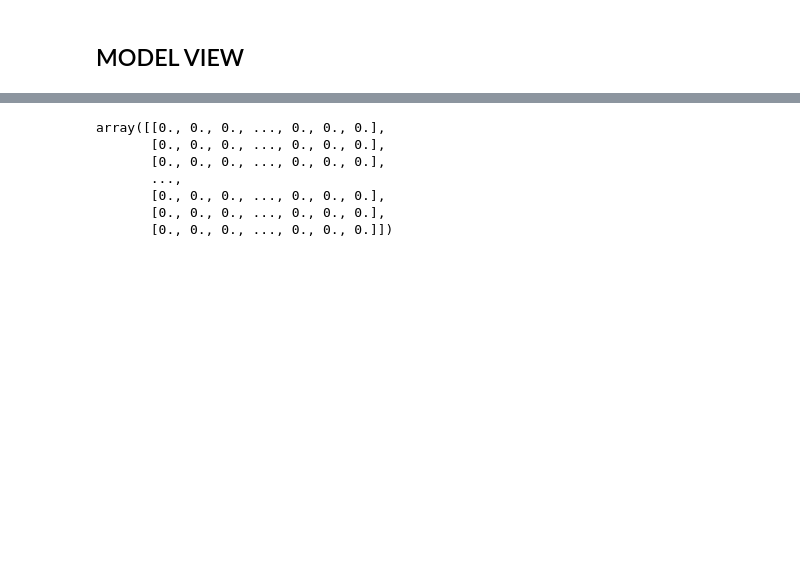
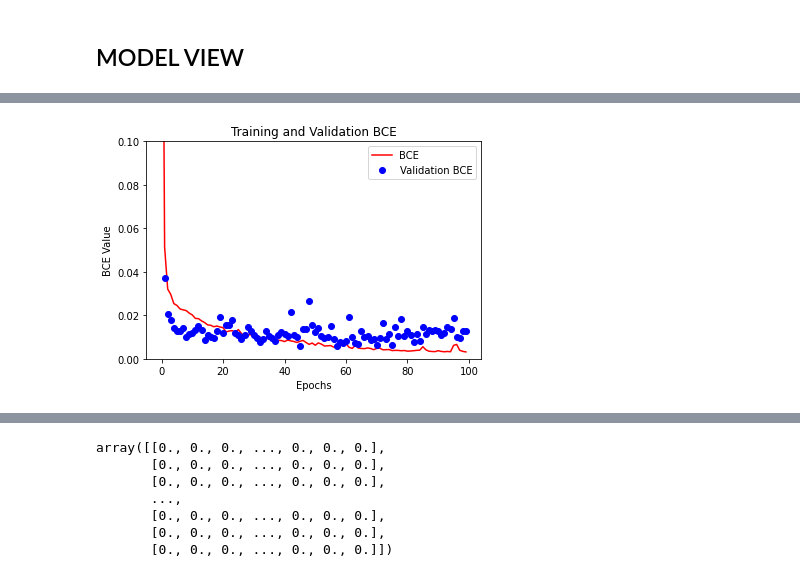
Before and after one commit to sunmarknatecom/01_markcv, a Jupyter notebook: step3_train_sub.ipynb, the cells around one changed output, grey strips where cells are left out. Saved outputs shown, nothing was run; the diff lists cells and outputs as text; code cells hidden in the pictures; blank space fills up the shorter version.

```diff
--- a/step3_train_sub.ipynb
+++ b/step3_train_sub.ipynb
@@ -434,0 +444,16 @@ plt.show()
+# %%
+epochs = range(100)
+
+import matplotlib.pyplot as plt
+
+plt.figure()
+plt.plot(epochs, bce, 'r', label='BCE')
+plt.plot(epochs, val_bce, 'bo', label='Validation BCE')
+plt.title('Training and Validation BCE')
+plt.xlabel('Epochs')
+plt.ylabel('BCE Value')
+plt.ylim([0, 0.1])
+plt.legend()
+plt.show()
+# %% [output]
+[figure, added]
```
Also changed, not shown: parts of 11 cells of this notebook.
